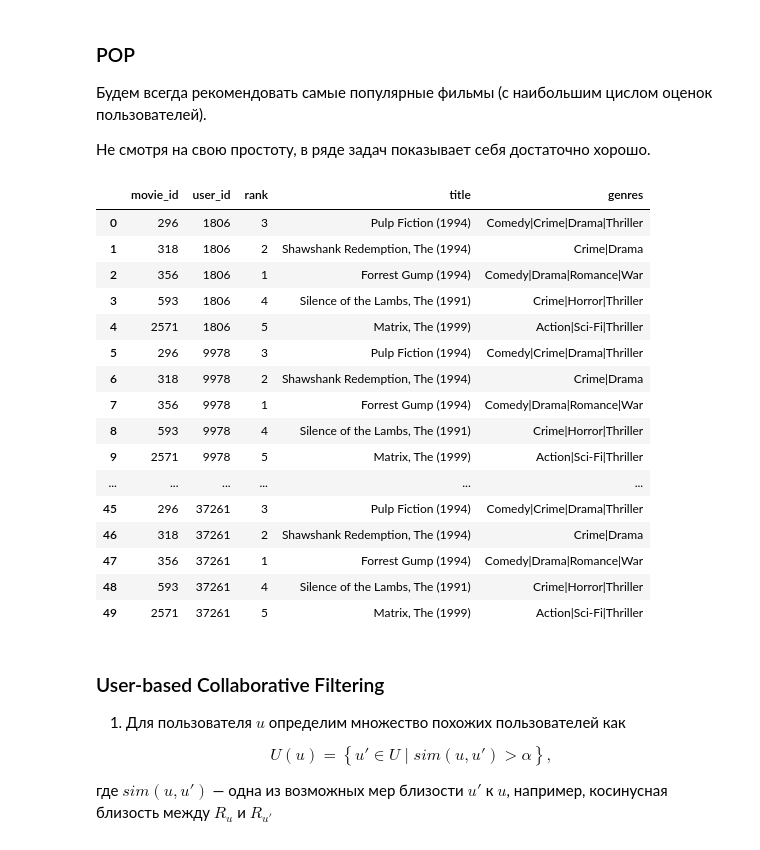
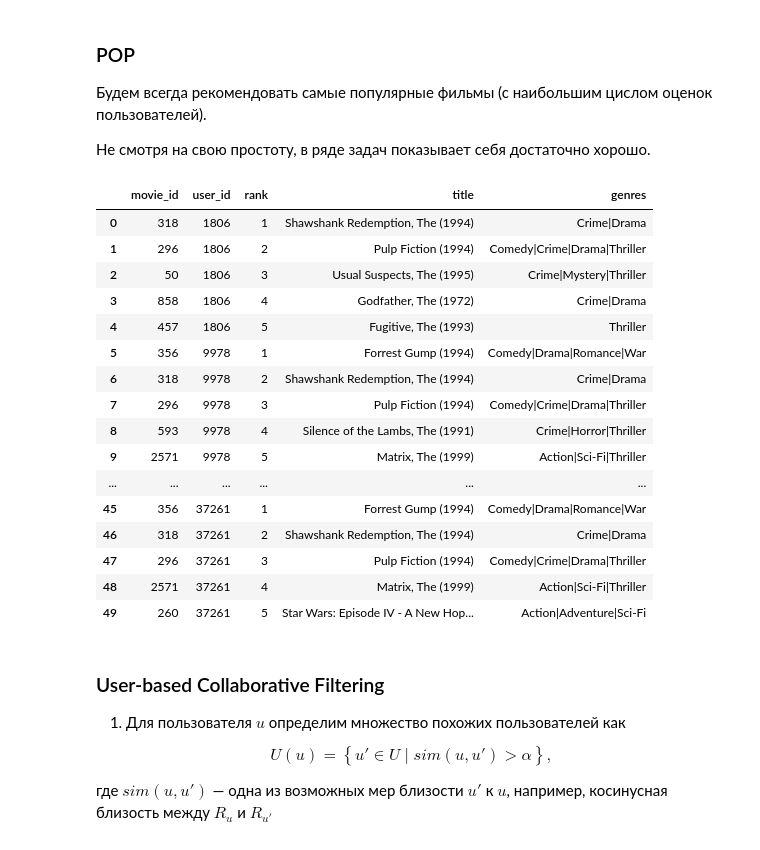
Before and after one commit to maxkvant/MLBD, a Jupyter notebook: spark_sql/notebooks/spark_sql_examples.ipynb, the cells around one changed output. Cells and saved outputs as stored; diff of their text form; code cells hidden in the pictures.

```diff
--- a/spark_sql/notebooks/spark_sql_examples.ipynb
+++ b/spark_sql/notebooks/spark_sql_examples.ipynb
@@ -544,3 +540,15 @@ class Recomender:
+# %%
+class Recomender:
+    def recomend(self, n, users):
+        pass
+
+    @staticmethod
+    def to_result(recomended, n, order_by, train):
+        user_window = Window.partitionBy('user_id').orderBy(order_by)
+        return recomended.join(train, ['user_id', 'movie_id'], how='left_anti') \
+          .withColumn('rank', F.rank().over(user_window)) \
+          .filter(F.col('rank') <= n) \
+          .select('user_id', 'movie_id', 'rank')
 # %% [markdown]
 ### POP
 
@@ -549,57 +557,55 @@ class Recomender:
 Не смотря на свою простоту, в ряде задач показывает себя достаточно хорошо.
 # %%
 class POP(Recomender):
-    def __init__(self, train):
-        train = train.select('user_id', 'movie_id').distinct()
-        self.top = self.get_top(train)
+    def __init__(self, train, top_limit=100):
+        self.train = train.select('user_id', 'movie_id').distinct()
+        self.top = self.get_top(train, top_limit)
         self.top.persist()
 
     def recomend(self, n, users):
-        recomended = users.crossJoin(self.top.limit(n))
-        recomended = recomended.withColumn('neg_count', - F.col('count'))
+        recomended = users.crossJoin(self.top)
+        recomended = recomended.withColumn('-count', - F.col('count'))
 
-        #add ranks
-        user_window = Window.partitionBy('user_id').orderBy('neg_count')
-        return recomended \
-          .withColumn('rank', F.rank().over(user_window)) \
-          .select('user_id', 'movie_id', 'rank')
+        user_window = Window.partitionBy('user_id').orderBy('-count')
+        return Recomender.to_result(recomended, n, order_by='-count', train=self.train)
 
     @staticmethod
-    def get_top(ratings_df):
-        return ratings_df \
+    def get_top(train, top_limit):
+        return train \
           .groupby('movie_id') \
           .count() \
-          .sort('count', ascending=False)
+          .sort('count', ascending=False) \
+          .limit(top_limit)
 
 
 first_10_users = ratings_df_short \
   .select('user_id') \
   .distinct() \
   .limit(10)
 
 pop = POP(ratings_df_short)
 pop.recomend(5, first_10_users) \
   .join(movies_df, 'movie_id') \
-  .orderBy('user_id') \
+  .orderBy(['user_id', 'rank']) \
   .toPandas()
 # %% [output]
 |  | movie_id | user_id | rank | title | genres |
-| 0 | 296 | 1806 | 3 | Pulp Fiction (1994) | Comedy|Crime|Drama|Thriller |
-| 1 | 318 | 1806 | 2 | Shawshank Redemption, The (1994) | Crime|Drama |
-| 2 | 356 | 1806 | 1 | Forrest Gump (1994) | Comedy|Drama|Romance|War |
-| 3 | 593 | 1806 | 4 | Silence of the Lambs, The (1991) | Crime|Horror|Thriller |
-| 4 | 2571 | 1806 | 5 | Matrix, The (1999) | Action|Sci-Fi|Thriller |
-| 5 | 296 | 9978 | 3 | Pulp Fiction (1994) | Comedy|Crime|Drama|Thriller |
+| 0 | 318 | 1806 | 1 | Shawshank Redemption, The (1994) | Crime|Drama |
+| 1 | 296 | 1806 | 2 | Pulp Fiction (1994) | Comedy|Crime|Drama|Thriller |
+| 2 | 50 | 1806 | 3 | Usual Suspects, The (1995) | Crime|Mystery|Thriller |
+| 3 | 858 | 1806 | 4 | Godfather, The (1972) | Crime|Drama |
+| 4 | 457 | 1806 | 5 | Fugitive, The (1993) | Thriller |
+| 5 | 356 | 9978 | 1 | Forrest Gump (1994) | Comedy|Drama|Romance|War |
 | 6 | 318 | 9978 | 2 | Shawshank Redemption, The (1994) | Crime|Drama |
-| 7 | 356 | 9978 | 1 | Forrest Gump (1994) | Comedy|Drama|Romance|War |
+| 7 | 296 | 9978 | 3 | Pulp Fiction (1994) | Comedy|Crime|Drama|Thriller |
 | 8 | 593 | 9978 | 4 | Silence of the Lambs, The (1991) | Crime|Horror|Thriller |
 | 9 | 2571 | 9978 | 5 | Matrix, The (1999) | Action|Sci-Fi|Thriller |
 | ... | ... | ... | ... | ... | ... |
-| 45 | 296 | 37261 | 3 | Pulp Fiction (1994) | Comedy|Crime|Drama|Thriller |
+| 45 | 356 | 37261 | 1 | Forrest Gump (1994) | Comedy|Drama|Romance|War |
 | 46 | 318 | 37261 | 2 | Shawshank Redemption, The (1994) | Crime|Drama |
-| 47 | 356 | 37261 | 1 | Forrest Gump (1994) | Comedy|Drama|Romance|War |
-| 48 | 593 | 37261 | 4 | Silence of the Lambs, The (1991) | Crime|Horror|Thriller |
-| 49 | 2571 | 37261 | 5 | Matrix, The (1999) | Action|Sci-Fi|Thriller |
+| 47 | 296 | 37261 | 3 | Pulp Fiction (1994) | Comedy|Crime|Drama|Thriller |
+| 48 | 2571 | 37261 | 4 | Matrix, The (1999) | Action|Sci-Fi|Thriller |
+| 49 | 260 | 37261 | 5 | Star Wars: Episode IV - A New Hop... | Action|Adventure|Sci-Fi |
 # %% [markdown]
 ### User-based Collaborative Filtering
 
```
Also changed, not shown: parts of 18 cells of this notebook.
